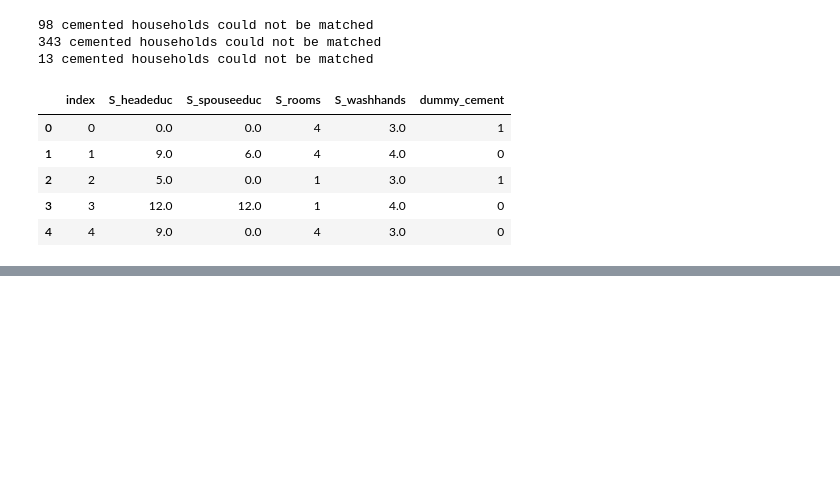
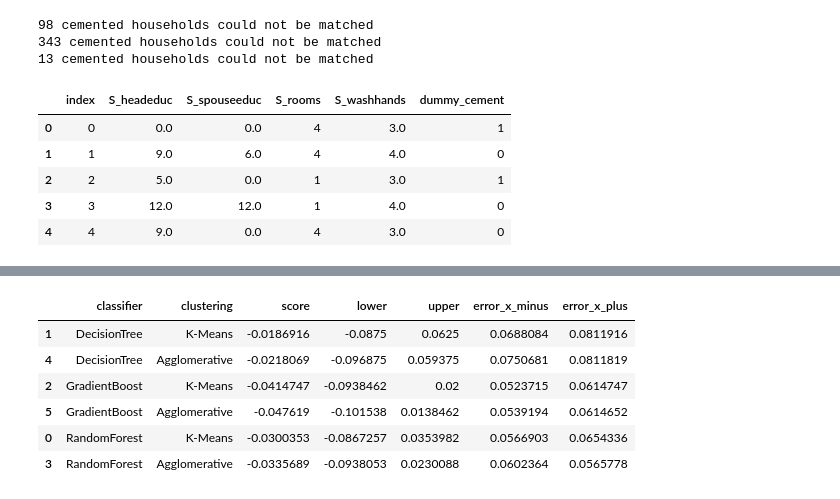
Before and after one commit to epfl-ada/ada-2020-project-milestone-p3-p3_mojo_team, a Jupyter notebook: project.ipynb, the cells around one changed output, grey strips where cells are left out. Cells and saved outputs as stored; diff of their text form; code cells hidden in the pictures; blank space fills up the shorter version.

```diff
--- a/project.ipynb
+++ b/project.ipynb
@@ -807,0 +852,12 @@ plt.show()
+# %%
+ate_plot['error_x_minus'] = ate_plot['score'] - ate_plot['lower']
+ate_plot['error_x_plus'] = ate_plot['upper'] - ate_plot['score']
+ate_plot
+# %% [output]
+|  | classifier | clustering | score | lower | upper | error_x_minus | error_x_plus |
+| 1 | DecisionTree | K-Means | -0.0186916 | -0.0875 | 0.0625 | 0.0688084 | 0.0811916 |
+| 4 | DecisionTree | Agglomerative | -0.0218069 | -0.096875 | 0.059375 | 0.0750681 | 0.0811819 |
+| 2 | GradientBoost | K-Means | -0.0414747 | -0.0938462 | 0.02 | 0.0523715 | 0.0614747 |
+| 5 | GradientBoost | Agglomerative | -0.047619 | -0.101538 | 0.0138462 | 0.0539194 | 0.0614652 |
+| 0 | RandomForest | K-Means | -0.0300353 | -0.0867257 | 0.0353982 | 0.0566903 | 0.0654336 |
+| 3 | RandomForest | Agglomerative | -0.0335689 | -0.0938053 | 0.0230088 | 0.0602364 | 0.0565778 |
```
Also changed, not shown: parts of 19 cells of this notebook.
